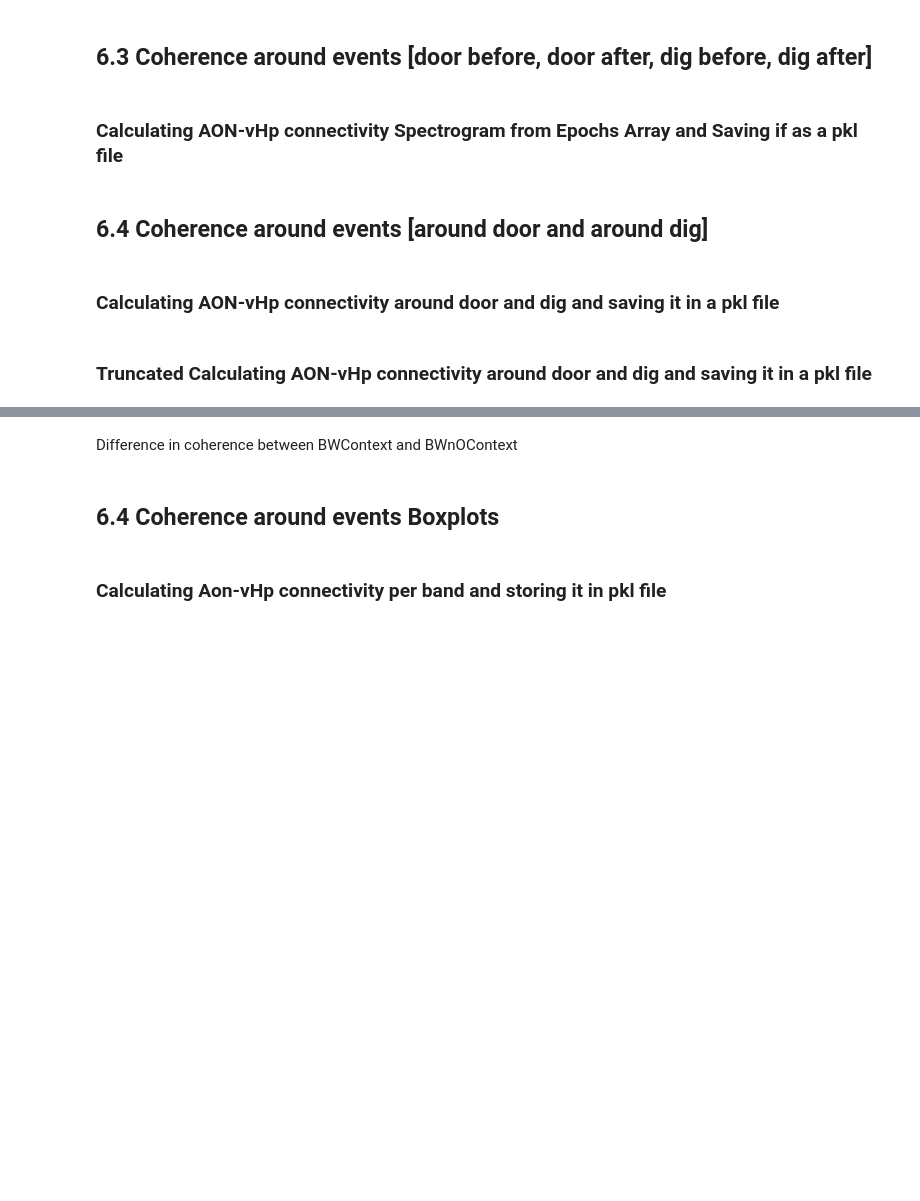
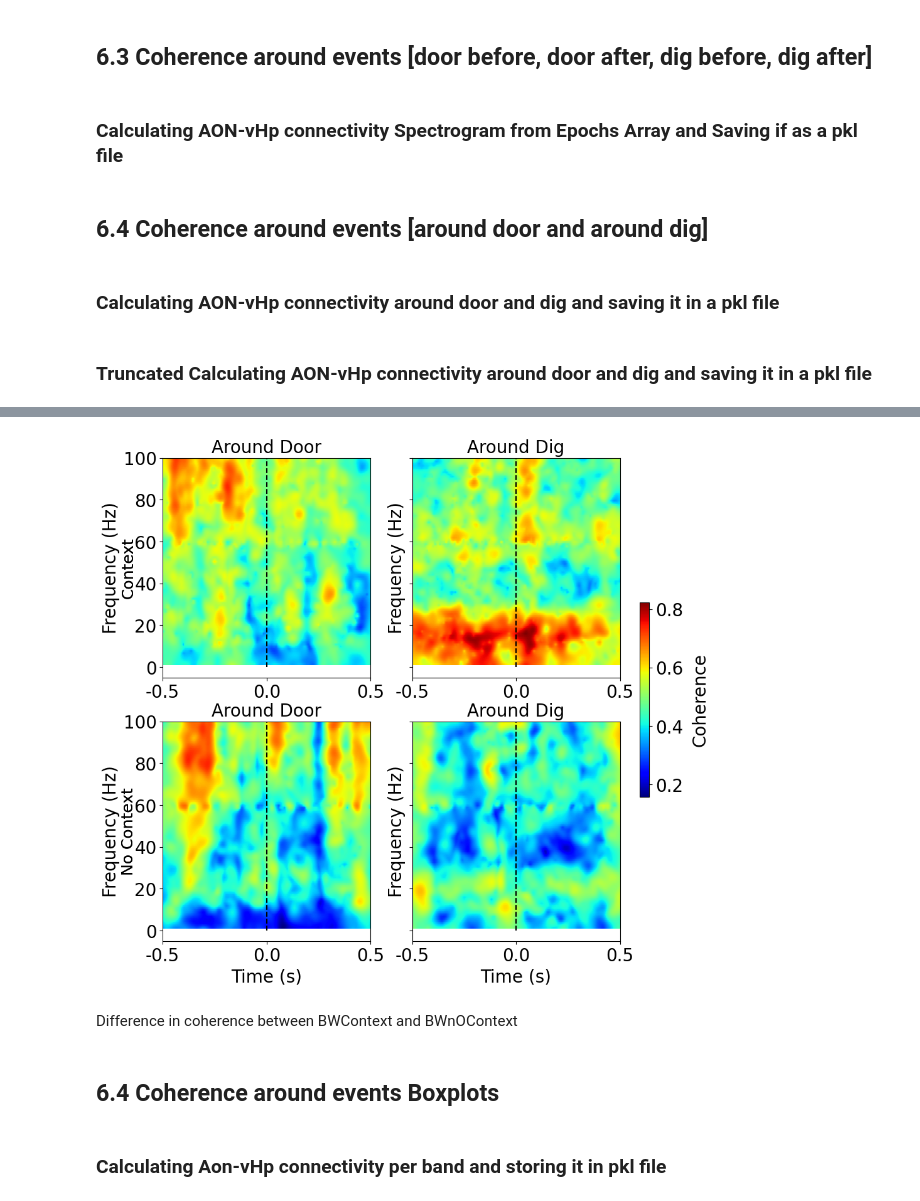
Before and after one commit to namanagrawal97/cpl_analysis_naman, a Jupyter notebook: 00_complete_analysis.ipynb, the cells around one changed output, grey strips where cells are left out. Cells and saved outputs as stored; diff of their text form; code cells hidden in the pictures; blank space fills up the shorter version.

```diff
--- a/00_complete_analysis.ipynb
+++ b/00_complete_analysis.ipynb
@@ -815,6 +815,7 @@ import mne_connectivity
 #files=[f'C:\\Users\\{user}\\Dropbox\\CPLab\\all_data_mat\\20230616_dk6_BW_context_day2.mat']
 event_data_df=[]
 con_data_df=[]
+con_data_df_truncated=[]
 shuffled_event_data_df=[]
 events_codes_all = {}
 random_baseline_data=[]
@@ -871,8 +872,13 @@ for file_num,file in enumerate(files):
         mne_epoch_around_door=np.zeros((len(epochs),len(all_channels),8000))
         mne_epoch_around_dig=np.zeros((len(epochs),len(all_channels),8000))
 
+        mne_epoch_door_before_truncated=np.zeros((len(epochs),len(all_channels),1000))
+        mne_epoch_door_after_truncated=np.zeros((len(epochs),len(all_channels),1000))
+        mne_epoch_dig_before_truncated=np.zeros((len(epochs),len(all_channels),1000))
+        mne_epoch_dig_after_truncated=np.zeros((len(epochs),len(all_channels),1000))
         mne_epoch_around_door_truncated=np.zeros((len(epochs),len(all_channels),2000))
         mne_epoch_around_dig_truncated=np.zeros((len(epochs),len(all_channels),2000))
+
         first_event = events_times[0]
 
         for channel_num,channeli in enumerate(all_channels):
@@ -918,6 +924,13 @@ for file_num,file in enumerate(files):
                     mne_epoch_dig_after[i,channel_num,:]=list(event_data_list[3])
                     mne_epoch_around_door[i,channel_num,:]=np.append(event_data_list[0],event_data_list[1])
                     mne_epoch_around_dig[i,channel_num,:]=np.append(event_data_list[2],event_data_list[3])
+
+
+                    mne_epoch_door_before_truncated[i,channel_num,:]=event_data_list[0][-1000:]
+                    mne_epoch_door_after_truncated[i,channel_num,:]=event_data_list[1][:1000]
+                    mne_epoch_dig_before_truncated[i,channel_num,:]=event_data_list[2][-1000:]
+                    mne_epoch_dig_after_truncated[i,channel_num,:]=event_data_list[3][:1000]
+
                     mne_epoch_around_door_truncated[i,channel_num,:]=(np.append(event_data_list[0],event_data_list[1]))[3000:5000]
                     mne_epoch_around_dig_truncated[i,channel_num,:]=(np.append(event_data_list[2],event_data_list[3]))[3000:5000]
                     print(mne_epoch_around_dig_truncated[i,channel_num,:].shape)
@@ -933,11 +946,20 @@ for file_num,file in enumerate(files):
             mne_epoch_dig_after = mne.EpochsArray(mne_epoch_dig_after, info)
             mne_epoch_around_door = mne.EpochsArray(mne_epoch_around_door, info)
             mne_epoch_around_dig = mne.EpochsArray(mne_epoch_around_dig, info)
+
+            mne_epoch_door_before_truncated = mne.EpochsArray(mne_epoch_door_before_truncated, info)
+            mne_epoch_door_after_truncated = mne.EpochsArray(mne_epoch_door_after_truncated, info)
+            mne_epoch_dig_before_truncated = mne.EpochsArray(mne_epoch_dig_before_truncated, info)
+            mne_epoch_dig_after_truncated = mne.EpochsArray(mne_epoch_dig_after_truncated, info)
+
             mne_epoch_around_dig_truncated = mne.EpochsArray(mne_epoch_around_dig_truncated, info)
             mne_epoch_around_door_truncated = mne.EpochsArray(mne_epoch_around_door_truncated, info)
-            row_list=[file_num,rat_id,task,mne_baseline,mne_epoch_door_before,mne_epoch_door_after,mne_epoch_dig_before,mne_epoch_dig_after,mne_epoch_around_door,mne_epoch_around_dig,mne_epoch_around_door_truncated,mne_epoch_around_dig_truncated]
+            row_list=[file_num,rat_id,task,mne_baseline,mne_epoch_door_before,mne_epoch_door_after,mne_epoch_dig_before,mne_epoch_dig_after,mne_epoch_around_door,mne_epoch_around_dig]
+
+            row_list_truncated=[file_num,rat_id,task,mne_baseline,mne_epoch_door_before_truncated,mne_epoch_door_after_truncated,mne_epoch_dig_before_truncated,mne_epoch_dig_after_truncated,mne_epoch_around_door_truncated,mne_epoch_around_dig_truncated]
+
             con_data_df.append(row_list)
-
+            con_data_df_truncated.append(row_list_truncated)
         # fs=2000
         # freqs = np.arange(1,100)
         # n_cycles = freqs/2
@@ -949,5 +971,3 @@ for file_num,file in enumerate(files):
         # row_list=[rat_id,task,mne_epoch_door_before,mne_epoch_door_after,mne_epoch_dig_before,mne_epoch_dig_after]
         # con_data_df.append(row_list)
 #baseline_lfp_all = pd.DataFrame(baseline_lfp_all, columns=['rat', 'experiment', 'channel', 'data'])
-con_data_df=pd.DataFrame(con_data_df, columns=['experiment','rat_id','task','mne_baseline','mne_epoch_door_before','mne_epoch_door_after','mne_epoch_dig_before','mne_epoch_dig_after','mne_epoch_around_door','mne_epoch_around_dig','mne_epoch_around_door_truncated','mne_epoch_around_dig_truncated'])
-con_data_df.to_pickle(savepath+'mne_epochs_array_df.pkl')
@@ -1208,7 +1234,7 @@ plt.show()
 # %% [markdown]
 ### Truncated Calculating AON-vHp connectivity around door and dig and saving it in a pkl file
 # %%
-con_data_df_clean=pd.read_pickle(savepath+'mne_epochs_array_df.pkl')
+con_data_df_clean=pd.read_pickle(savepath+'mne_epochs_array_df_truncated.pkl')
 
 event_list=['mne_epoch_around_door_truncated','mne_epoch_around_dig_truncated']
 
@@ -1239,7 +1265,7 @@ for task_num,task_name in enumerate(task_data_dict.keys()):
                     fmin=1
                     fmax=100
                     freqs = np.arange(fmin,fmax)
-                    n_cycles = freqs/2
+                    n_cycles = freqs/4
 
                     con = mne_connectivity.spectral_connectivity_epochs(event_epoch, method='coh', sfreq=int(fs),
                                                          mode='cwt_morlet', cwt_freqs=freqs,
@@ -1265,42 +1311,44 @@ all_con_data_df=pd.read_pickle(savepath+'coherence_spectrogram_around_door_dig_t
 event_list=['mne_epoch_around_door_truncated','mne_epoch_around_dig_truncated']
 fs=2000
 times=np.arange(-0.5, 0.5, 1/fs)
-fig, axs=plt.subplots(2,2, figsize=(20,10), sharey=True)
+fig, axs=plt.subplots(2,2, figsize=(10,10), sharey=True)
 vmin = all_con_data_df[event_list].applymap(np.min).min().min()
 vmax = all_con_data_df[event_list].applymap(np.max).max().max()
 event_names=['Around Door','Around Dig']
 for i, event in enumerate(event_list):
     axs[0,i].imshow(all_con_data_df[event][0], extent=[times[0], times[-1], 1, 100],
                    aspect='auto', origin='lower', cmap='jet', vmin=vmin, vmax=vmax)
     axs[0,i].set_xlabel('')
 
     axs[0,i].set_ylabel('Frequency (Hz)', fontsize=20)
     axs[0,i].set_title(event_names[i], fontsize=20)
     axs[0,i].vlines(0, 0, 100, color='k', linestyle='--')
     axs[0,i].tick_params(axis='both', which='major', labelsize=20)
     axs[1,i].imshow(all_con_data_df[event][1], extent=[times[0], times[-1], 1, 100],
                    aspect='auto', origin='lower', cmap='jet', vmin=vmin, vmax=vmax)
     axs[1,i].set_xlabel('Time (s)', fontsize=20)
     axs[1,i].set_ylabel('Frequency (Hz)', fontsize=20)
     axs[1,i].set_title(event_names[i], fontsize=20)
     axs[1,i].vlines(0, 0, 100, color='k', linestyle='--')
 
     axs[0,0].text(-0.2, 0.5, 'Context', transform=axs[0,0].transAxes, fontsize=18, verticalalignment='center', rotation=90)
     axs[1,0].text(-0.2, 0.5, 'No Context', transform=axs[1,0].transAxes, fontsize=18, verticalalignment='center', rotation=90)
     axs[0,i].tick_params(axis='both', which='major', labelsize=20)
     axs[1,i].tick_params(axis='both', which='major', labelsize=20)
-    axs[0,i].set_xticks(np.arange(-0.5, 1.5, 1))  # Set x-ticks from -2 to 2 seconds
-    axs[0,i].set_xticklabels(np.arange(-0.5, 1.5, 1))  # Set x-tick labels from -2 to 2 seconds
-    axs[1,i].set_xticks(np.arange(-0.5, 1.5, 1))  # Set x-ticks from -2 to 2 seconds
-    axs[1,i].set_xticklabels(np.arange(-0.5, 1.5, 1))  # Set x-tick labels from -2 to 2 seconds
+    axs[0,i].set_xticks(np.arange(-0.5, 0.6, 0.5))  # Set x-ticks from -2 to 2 seconds
+    axs[0,i].set_xticklabels(np.arange(-0.5, 0.6, 0.5))  # Set x-tick labels from -2 to 2 seconds
+    axs[1,i].set_xticks(np.arange(-0.5, 0.6, 0.5))  # Set x-ticks from -2 to 2 seconds
+    axs[1,i].set_xticklabels(np.arange(-0.5, 0.6, 0.5))  # Set x-tick labels from -2 to 2 seconds
 
     # Add a colorbar
 cbar = fig.colorbar(axs[0,0].images[0], ax=axs, orientation='vertical', fraction=0.02, pad=0.04)
 cbar.set_label('Coherence', loc='center', fontsize=20, labelpad=10)
 cbar.ax.tick_params(labelsize=20)  # Set colorbar tick label size
 
 #fig.savefig(f'C:\\Users\\{user}\\Dropbox\\CPLab\\results\\aon_vhp_coherence_event_spectrogram_truncated.png',format='png', dpi=600, bbox_inches='tight')
 plt.show()
+# %% [output]
+[figure, added]
 # %% [markdown]
 Difference in coherence between BWContext and BWnOContext
 # %%
```
Also changed, not shown: parts of 7 cells of this notebook, 1 other file.
